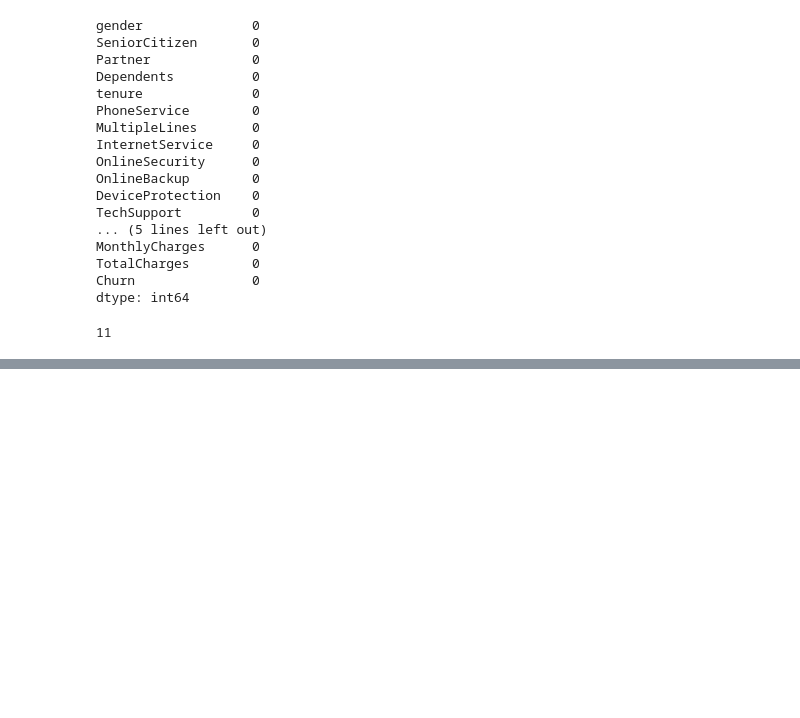
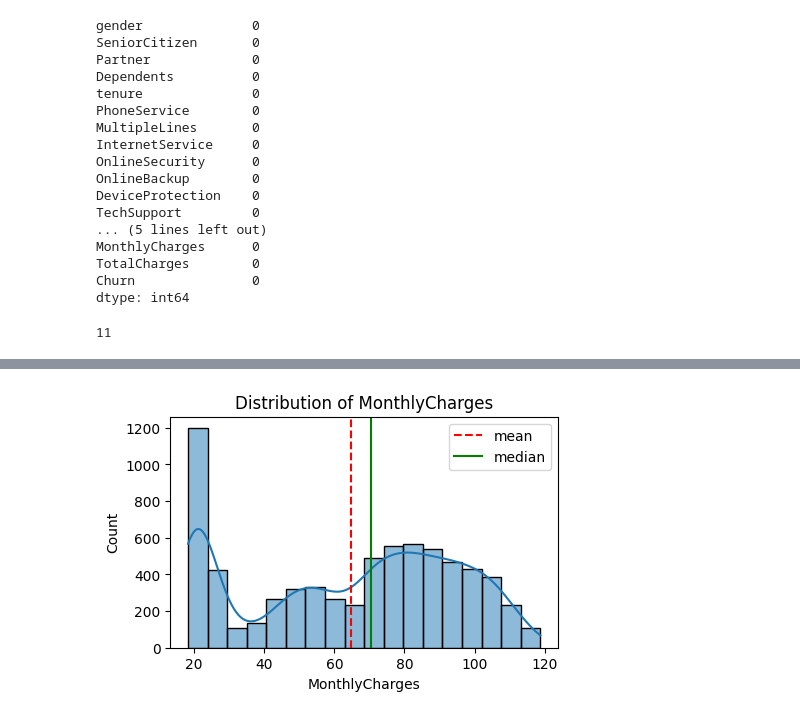
Before and after one commit to Lusifer2602/prediction-project, a Jupyter notebook: project-1/project1.ipynb, the cells around one changed output, grey strips where cells are left out. Cells and saved outputs as stored; diff of their text form; code cells hidden in the pictures; blank space fills up the shorter version.

```diff
--- a/project-1/project1.ipynb
+++ b/project-1/project1.ipynb
@@ -225,0 +319,4 @@ df["TotalCharges"]=df["TotalCharges"].astype(float) #AND NOW IT WORKED!!!
+# %%
+plot_historgam(df, "MonthlyCharges") #plot showing monthly charges of customers
+# %% [output]
+[figure, added]
```
Also changed, not shown: parts of 13 cells of this notebook.
